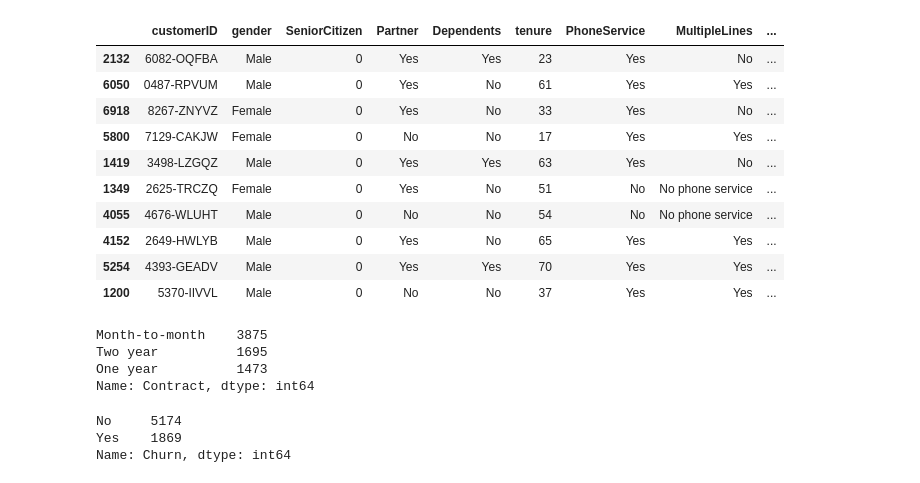
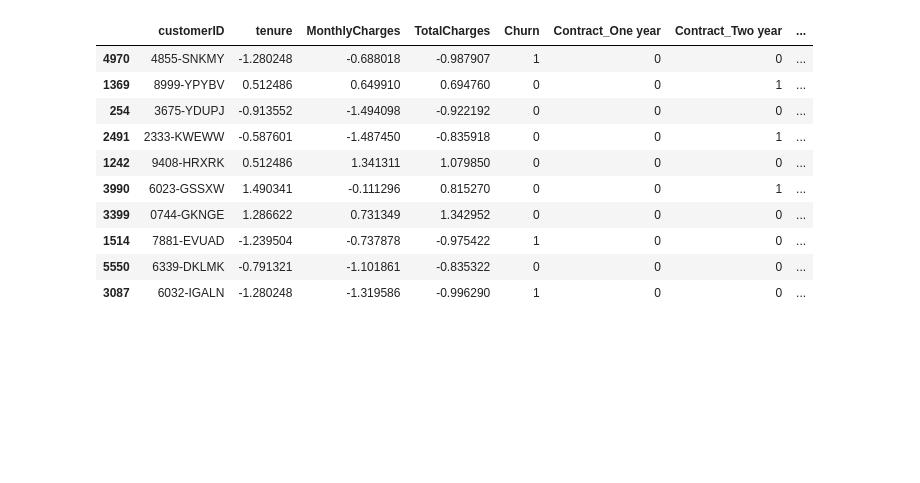
Before and after one commit to kimchung04/Telco_Customer_Churn, a Jupyter notebook: Telco_Customer_Churn_Analysis.ipynb, the cells around one changed output. Saved outputs shown, nothing was run; the diff lists cells and outputs as text; code cells hidden in the pictures; blank space fills up the shorter version.

Commit message:
update clean data and bar charts

```diff
--- a/Telco_Customer_Churn_Analysis.ipynb
+++ b/Telco_Customer_Churn_Analysis.ipynb
@@ -20,0 +27,16 @@ df_churn.shape
+# %%
+# Convert 'No internet service' to 'No' for the below mentioned columns
+cols = ['OnlineBackup', 'StreamingMovies','DeviceProtection',
+                'TechSupport','OnlineSecurity','StreamingTV']
+for i in cols :
+    churn_dataset[i]  = churn_dataset[i].replace({'No internet service' : 'No'})
+# %%
+# Replace all the spaces with null values
+churn_dataset['TotalCharges'] = churn_dataset["TotalCharges"].replace(" ",np.nan)
+
+# Drop null values of 'Total Charges' feature
+churn_dataset = churn_dataset[churn_dataset["TotalCharges"].notnull()]
+churn_dataset = churn_dataset.reset_index()[churn_dataset.columns]
+
+# Convert 'Total Charges' column values to float data type
+churn_dataset["TotalCharges"] = churn_dataset["TotalCharges"].astype(float)
@@ -20,0 +213,19 @@ df_churn.shape
+# %%
+
+#Perform One Hot Encoding using get_dummies method
+churn_dataset = pd.get_dummies(churn_dataset, columns = ['Contract','Dependents','DeviceProtection','gender',
+                                                        'InternetService','MultipleLines','OnlineBackup',
+                                                        'OnlineSecurity','PaperlessBilling','Partner',
+                                                        'PaymentMethod','PhoneService','SeniorCitizen',
+                                                        'StreamingMovies','StreamingTV','TechSupport'],
+                              drop_first=True)
+# %%
+#Perform Feature Scaling and One Hot Encoding
+from sklearn.preprocessing import StandardScaler
+
+#Perform Feature Scaling on 'tenure', 'MonthlyCharges', 'TotalCharges' in order to bring them on same scale
+standardScaler = StandardScaler()
+columns_for_ft_scaling = ['tenure', 'MonthlyCharges', 'TotalCharges']
+
+#Apply the feature scaling operation on dataset using fit_transform() method
+churn_dataset[columns_for_ft_scaling] = standardScaler.fit_transform(churn_dataset[columns_for_ft_scaling])
@@ -23,29 +245,16 @@ df_churn.shape
 pd.set_option('display.max_columns', None)
 pd.set_option('display.max_rows', None)
 # %%
-df.sample(10)
+churn_dataset.sample(10)
 # %% [output]
-|  | customerID | gender | SeniorCitizen | Partner | Dependents | tenure | PhoneService | MultipleLines | ... |
-| 2132 | 6082-OQFBA | Male | 0 | Yes | Yes | 23 | Yes | No | ... |
-| 6050 | 0487-RPVUM | Male | 0 | Yes | No | 61 | Yes | Yes | ... |
-| 6918 | 8267-ZNYVZ | Female | 0 | Yes | No | 33 | Yes | No | ... |
-| 5800 | 7129-CAKJW | Female | 0 | No | No | 17 | Yes | Yes | ... |
-| 1419 | 3498-LZGQZ | Male | 0 | Yes | Yes | 63 | Yes | No | ... |
-| 1349 | 2625-TRCZQ | Female | 0 | Yes | No | 51 | No | No phone service | ... |
-| 4055 | 4676-WLUHT | Male | 0 | No | No | 54 | No | No phone service | ... |
-| 4152 | 2649-HWLYB | Male | 0 | Yes | No | 65 | Yes | Yes | ... |
-| 5254 | 4393-GEADV | Male | 0 | Yes | Yes | 70 | Yes | Yes | ... |
-| 1200 | 5370-IIVVL | Male | 0 | No | No | 37 | Yes | Yes | ... |
+|  | customerID | tenure | MonthlyCharges | TotalCharges | Churn | Contract_One year | Contract_Two year | ... |
+| 4970 | 4855-SNKMY | -1.280248 | -0.688018 | -0.987907 | 1 | 0 | 0 | ... |
+| 1369 | 8999-YPYBV | 0.512486 | 0.649910 | 0.694760 | 0 | 0 | 1 | ... |
+| 254 | 3675-YDUPJ | -0.913552 | -1.494098 | -0.922192 | 0 | 0 | 0 | ... |
+| 2491 | 2333-KWEWW | -0.587601 | -1.487450 | -0.835918 | 0 | 0 | 1 | ... |
+| 1242 | 9408-HRXRK | 0.512486 | 1.341311 | 1.079850 | 0 | 0 | 0 | ... |
+| 3990 | 6023-GSSXW | 1.490341 | -0.111296 | 0.815270 | 0 | 0 | 1 | ... |
+| 3399 | 0744-GKNGE | 1.286622 | 0.731349 | 1.342952 | 0 | 0 | 0 | ... |
+| 1514 | 7881-EVUAD | -1.239504 | -0.737878 | -0.975422 | 1 | 0 | 0 | ... |
+| 5550 | 6339-DKLMK | -0.791321 | -1.101861 | -0.835322 | 0 | 0 | 0 | ... |
+| 3087 | 6032-IGALN | -1.280248 | -1.319586 | -0.996290 | 1 | 0 | 0 | ... |
-# %%
-df.Contract.value_counts()
-# %% [output]
-Month-to-month    3875
-Two year          1695
-One year          1473
-Name: Contract, dtype: int64
-# %%
-df.Churn.value_counts()
-# %% [output]
-No     5174
-Yes    1869
-Name: Churn, dtype: int64
```
Also changed, not shown: parts of 31 cells of this notebook, 1 other file.
